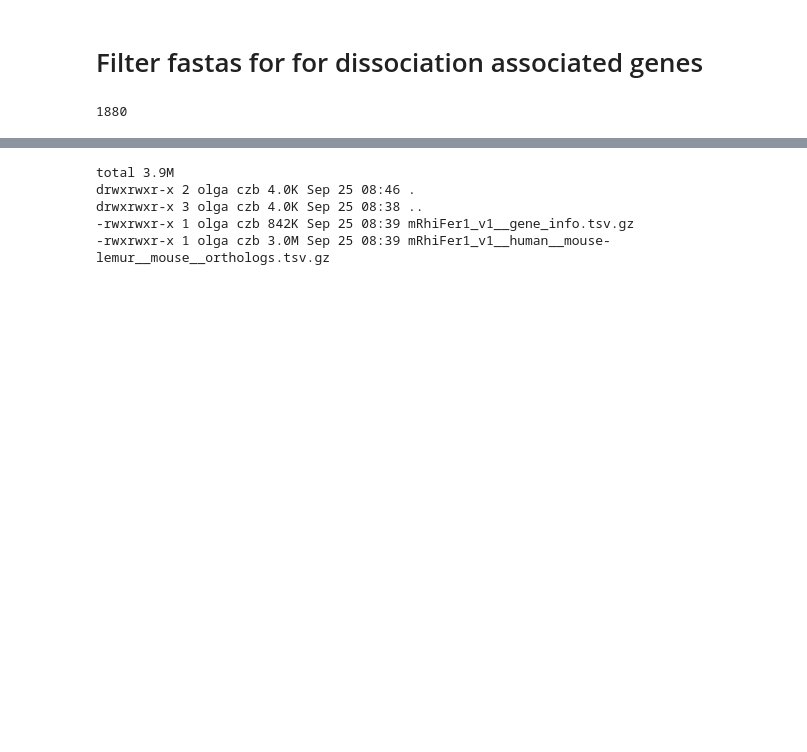
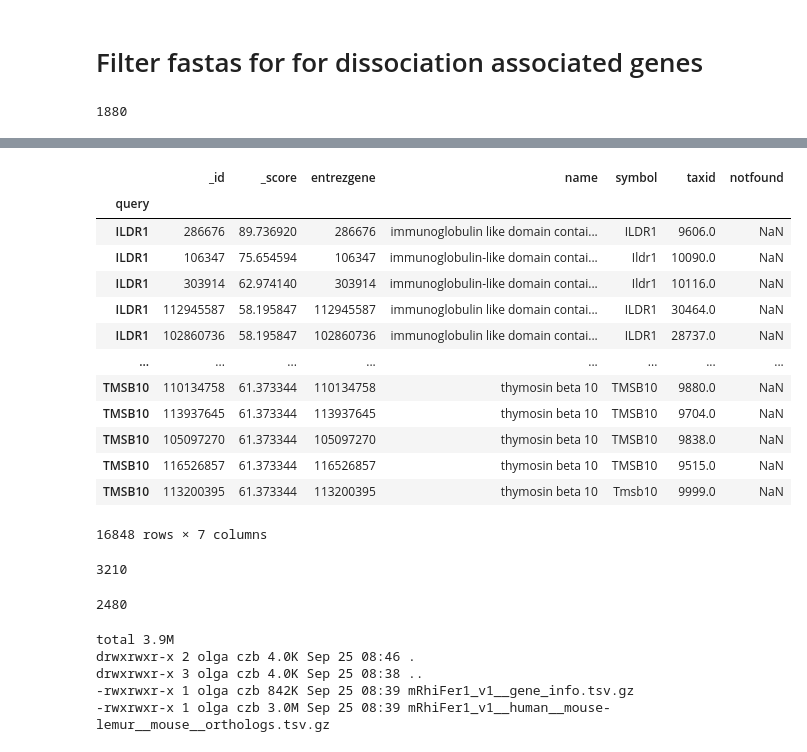
Before and after one commit to czbiohub-sf/scrnaseq-for-the-99-percent, a Jupyter notebook: notebooks/113_create_dissociation_gene_signature.ipynb, the cells around one changed output, grey strips where cells are left out. Cells and saved outputs as stored; diff of their text form; code cells hidden in the pictures; blank space fills up the shorter version.

```diff
--- a/notebooks/113_create_dissociation_gene_signature.ipynb
+++ b/notebooks/113_create_dissociation_gene_signature.ipynb
@@ -14,0 +88,26 @@ len(dissociation_genes)
+# %%
+dissociation_gene_info
+# %% [output]
+|  | _id | _score | entrezgene | name | symbol | taxid | notfound |
+| query |  |  |  |  |  |  |  |
+| ILDR1 | 286676 | 89.736920 | 286676 | immunoglobulin like domain contai... | ILDR1 | 9606.0 | NaN |
+| ILDR1 | 106347 | 75.654594 | 106347 | immunoglobulin-like domain contai... | Ildr1 | 10090.0 | NaN |
+| ILDR1 | 303914 | 62.974140 | 303914 | immunoglobulin-like domain contai... | Ildr1 | 10116.0 | NaN |
+| ILDR1 | 112945587 | 58.195847 | 112945587 | immunoglobulin like domain contai... | ILDR1 | 30464.0 | NaN |
+| ILDR1 | 102860736 | 58.195847 | 102860736 | immunoglobulin like domain contai... | ILDR1 | 28737.0 | NaN |
+| ... | ... | ... | ... | ... | ... | ... | ... |
+| TMSB10 | 110134758 | 61.373344 | 110134758 | thymosin beta 10 | TMSB10 | 9880.0 | NaN |
+| TMSB10 | 113937645 | 61.373344 | 113937645 | thymosin beta 10 | TMSB10 | 9704.0 | NaN |
+| TMSB10 | 105097270 | 61.373344 | 105097270 | thymosin beta 10 | TMSB10 | 9838.0 | NaN |
+| TMSB10 | 116526857 | 61.373344 | 116526857 | thymosin beta 10 | TMSB10 | 9515.0 | NaN |
+| TMSB10 | 113200395 | 61.373344 | 113200395 | thymosin beta 10 | Tmsb10 | 9999.0 | NaN |
+16848 rows × 7 columns
+# %%
+dissociation_gene_info.name.nunique()
+# %% [output]
+3210
+# %%
+dissociation_gene_info['name_no_number'] = dissociation_gene_info.name.str.rstrip(' 0123456789').str.split(',').str[0]
+dissociation_gene_info['name_no_number'].nunique()
+# %% [output]
+2480
```
Also changed, not shown: parts of 42 cells of this notebook, 21 other files.
